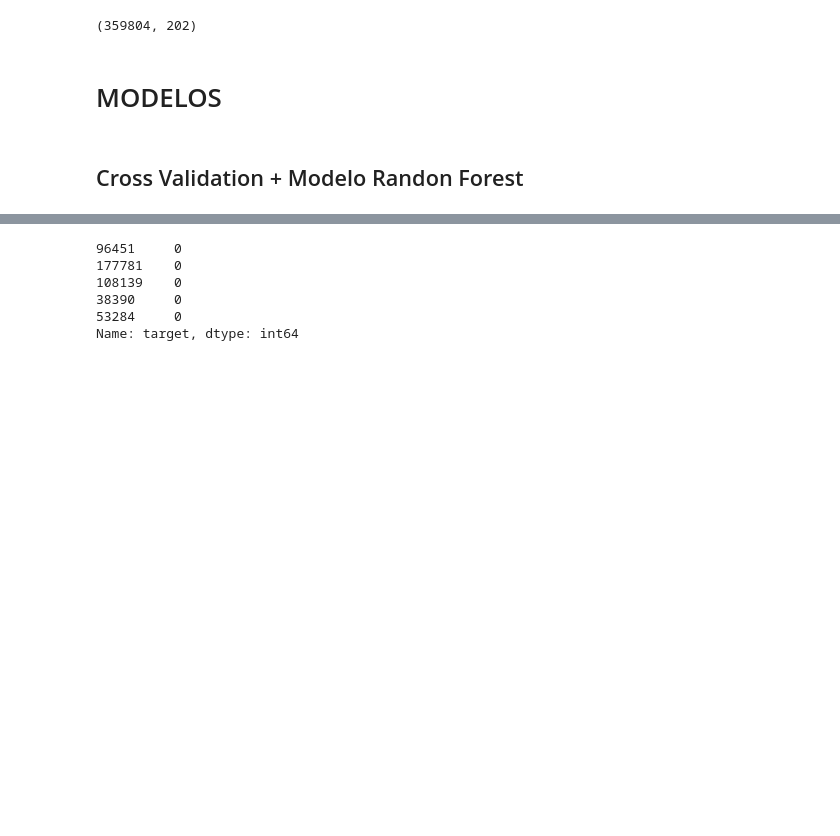
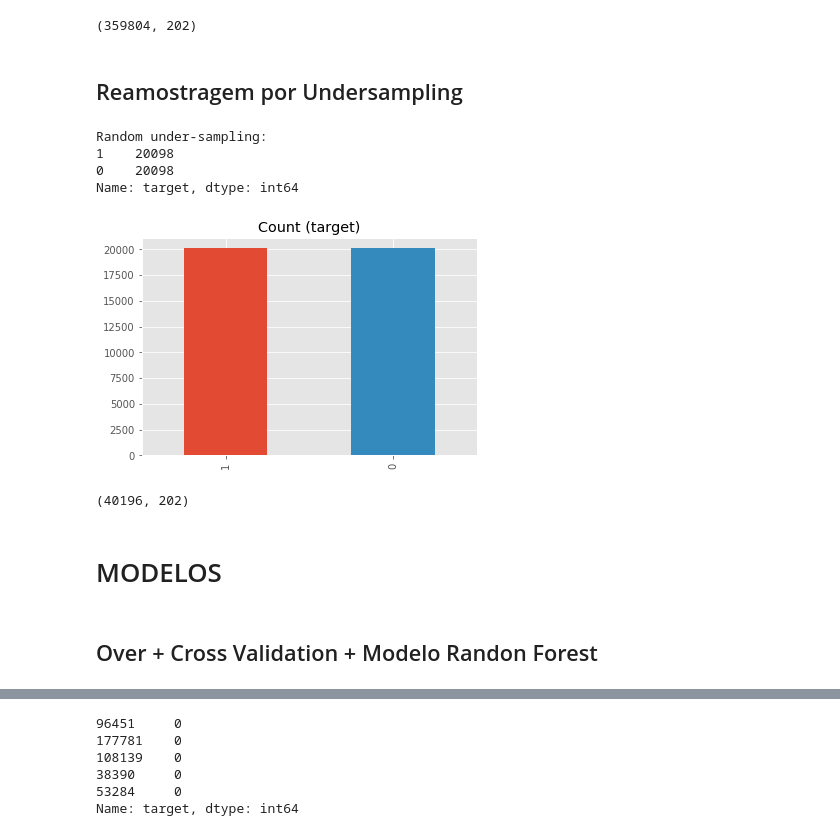
Before and after one commit to AlessandraFaria/Santander-Customer-Transaction-Prediction, a Jupyter notebook: Project/Santander.ipynb, the cells around one changed output, grey strips where cells are left out. Cells and saved outputs as stored; diff of their text form; code cells hidden in the pictures; blank space fills up the shorter version.

```diff
--- a/Project/Santander.ipynb
+++ b/Project/Santander.ipynb
@@ -194,9 +196,37 @@ df_base_train_balanceada.shape
 # %% [output]
 (359804, 202)
+# %% [markdown]
+<h2>Reamostragem por Undersampling</h2>
+# %%
+# Iremos dividir a base em target 1 e target 0
+count_class_0, count_class_1 = transacoesTrain.target.value_counts()
+
+# Divide
+df_class_0 = transacoesTrain[transacoesTrain['target'] == 0]
+df_class_1 = transacoesTrain[transacoesTrain['target'] == 1]
+# %%
+df_class_0_under = df_class_0.sample(count_class_1)
+df_base_train_balanceada_under = pd.concat([df_class_0_under, df_class_1], axis=0)
+
+print('Random under-sampling:')
+print(df_base_train_balanceada_under.target.value_counts())
+
+df_base_train_balanceada_under.target.value_counts().plot(kind='bar', title='Count (target)');
+# %% [output]
+Random under-sampling:
+1    20098
+0    20098
+Name: target, dtype: int64
+[figure, added]
+# %%
+#Quantidade final de registros
+df_base_train_balanceada_under.shape
+# %% [output]
+(40196, 202)
 # %% [markdown]
 <h1>MODELOS</h1>
 # %% [markdown]
-<h2>Cross Validation + Modelo Randon Forest</h2>
+<h2>Over + Cross Validation + Modelo Randon Forest</h2>
 # %%
 #CROSS VALIdation
 #modelo: Objeto de criação do modelo.
```
Also changed, not shown: parts of 48 cells of this notebook.
